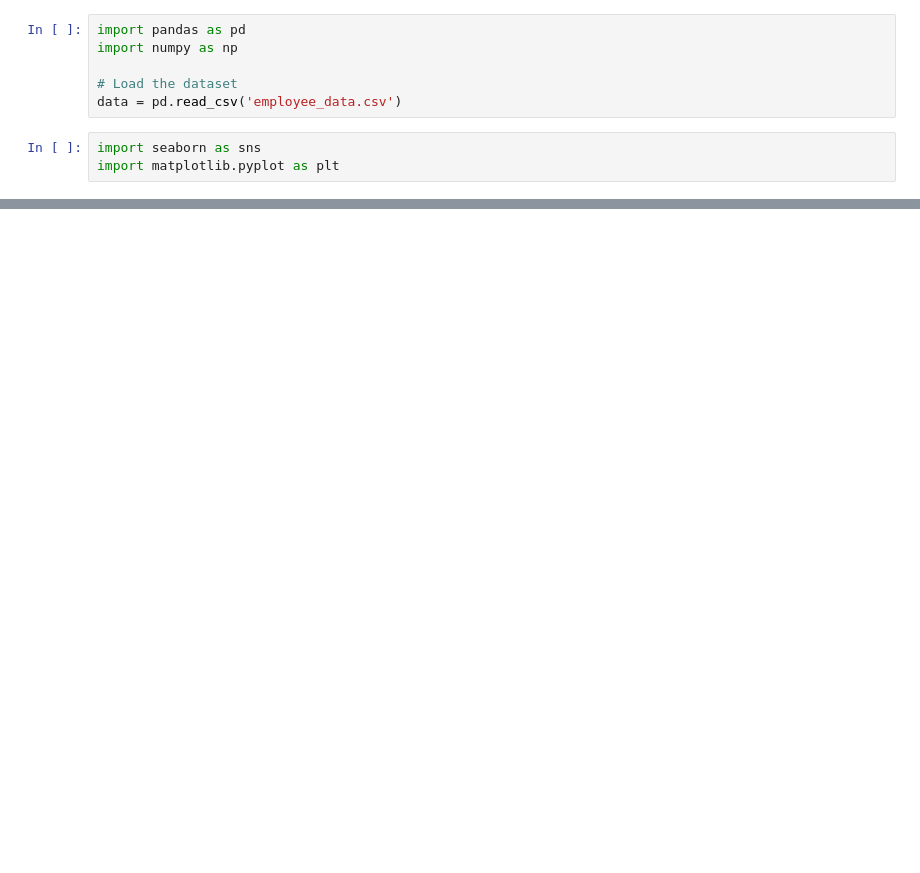
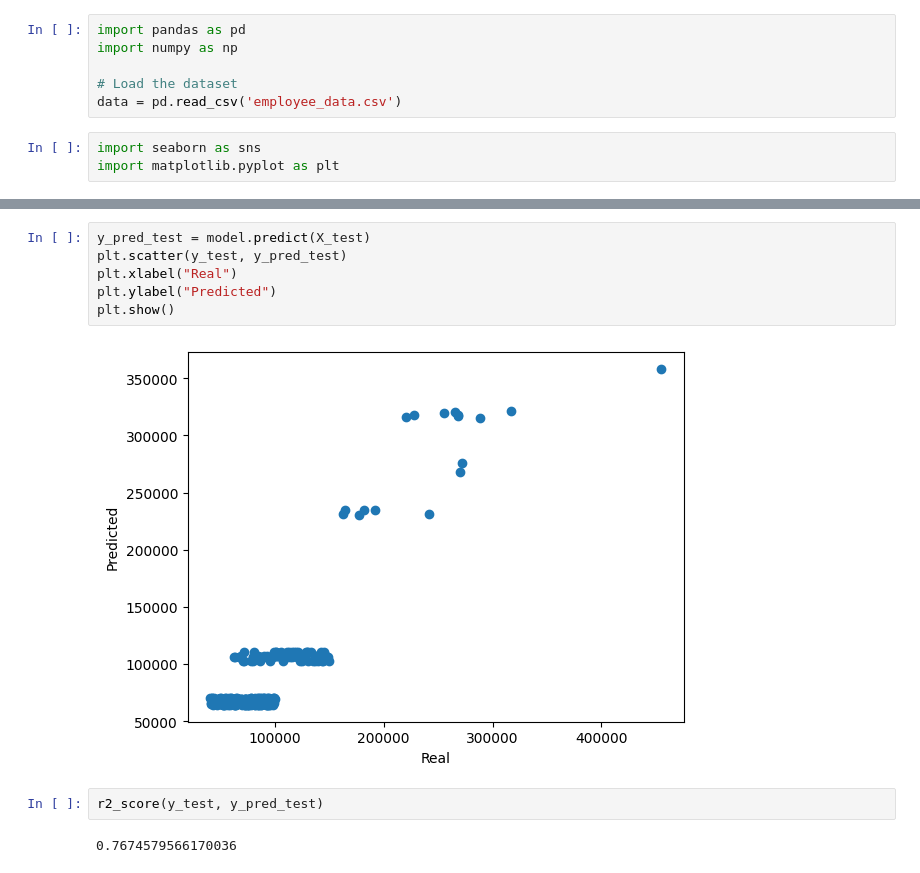
Before and after one commit to john-antony/EDP-Capstone, a Jupyter notebook: python/model_training.ipynb, the cells around one changed output, grey strips where cells are left out. Drawn from its saved outputs; the diff is of its cells as text; blank space fills up the shorter version.

```diff
--- a/python/model_training.ipynb
+++ b/python/model_training.ipynb
@@ -81,0 +118,12 @@ Accuracy: 0.0
+# %%
+y_pred_test = model.predict(X_test)
+plt.scatter(y_test, y_pred_test)
+plt.xlabel("Real")
+plt.ylabel("Predicted")
+plt.show()
+# %% [output]
+[figure, added]
+# %%
+r2_score(y_test, y_pred_test)
+# %% [output]
+0.7674579566170036
```
Also changed, not shown: parts of 11 cells of this notebook, 3 other files.
